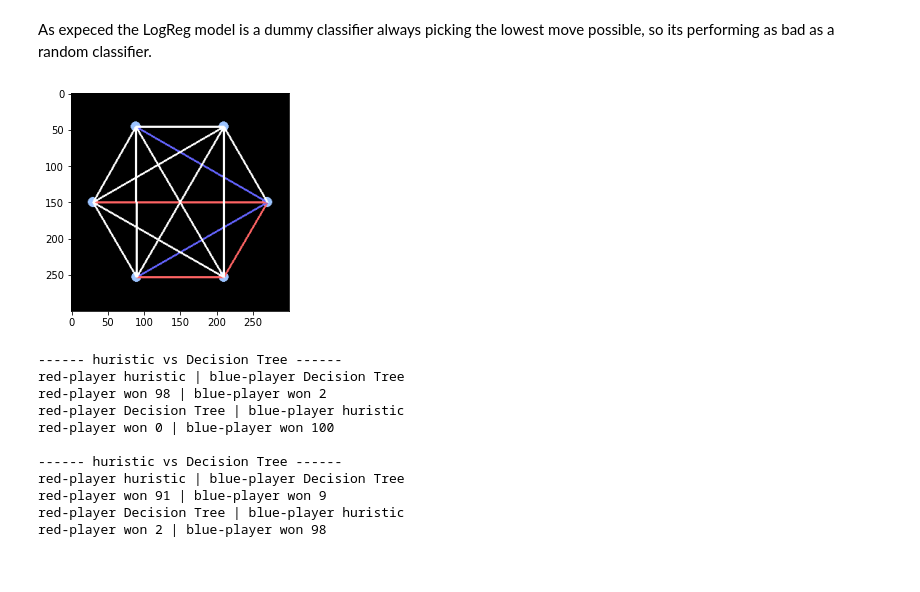
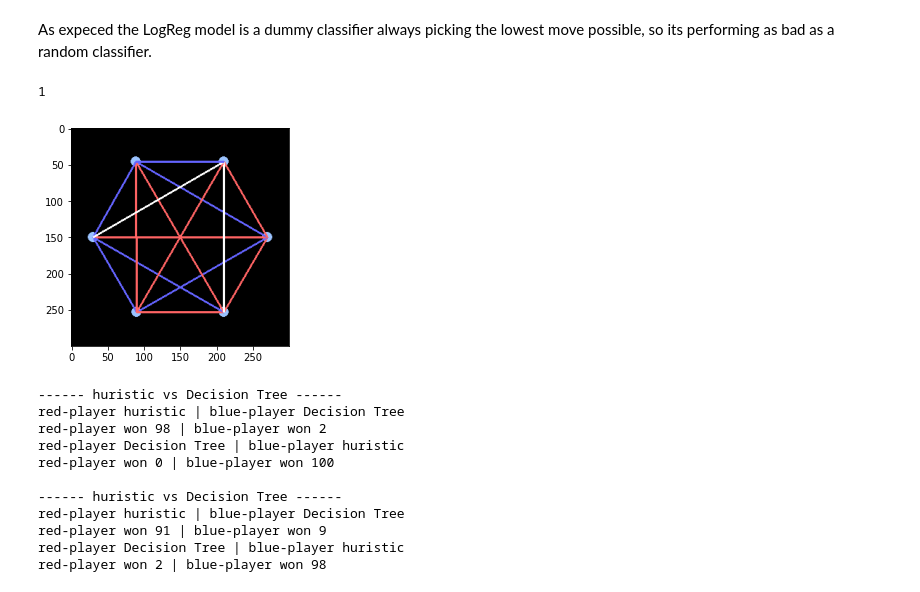
Before and after one commit to mike-tr/SimML, a Jupyter notebook: FinalModelADV.ipynb, the cells around one changed output. Drawn from its saved outputs; the diff is of its cells as text; code cells hidden in the pictures.

```diff
--- a/FinalModelADV.ipynb
+++ b/FinalModelADV.ipynb
@@ -710,11 +719,14 @@ so its performing as bad as a random classifier.
 # %%
 env = ColorableCliqueGame(300,300,6,colors)
 # %%
-modelMove(models["rf"])(env)
+modelMove(models["pknn"])(env)
+alphabetaMove(env, 0, triangle_huristic)
+print(env.winner)
 #modelMove(models["dtree"])(env)
 draw(env)
 # %% [output]
+1
-[figure, old version]
+[figure, new version]
 # %%
 def ptree(game):
     modelMove(models["dtree"])(game)
```
Also changed, not shown: parts of 5 cells of this notebook, 4 other files.
